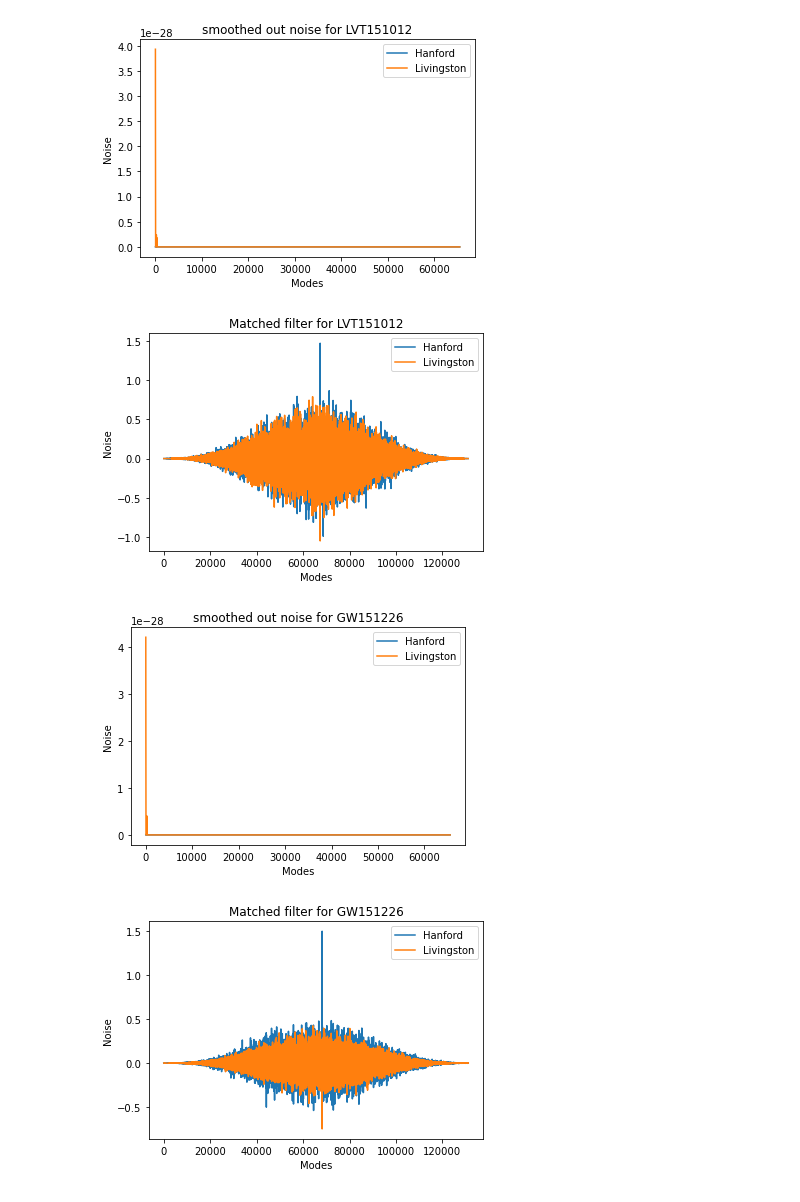
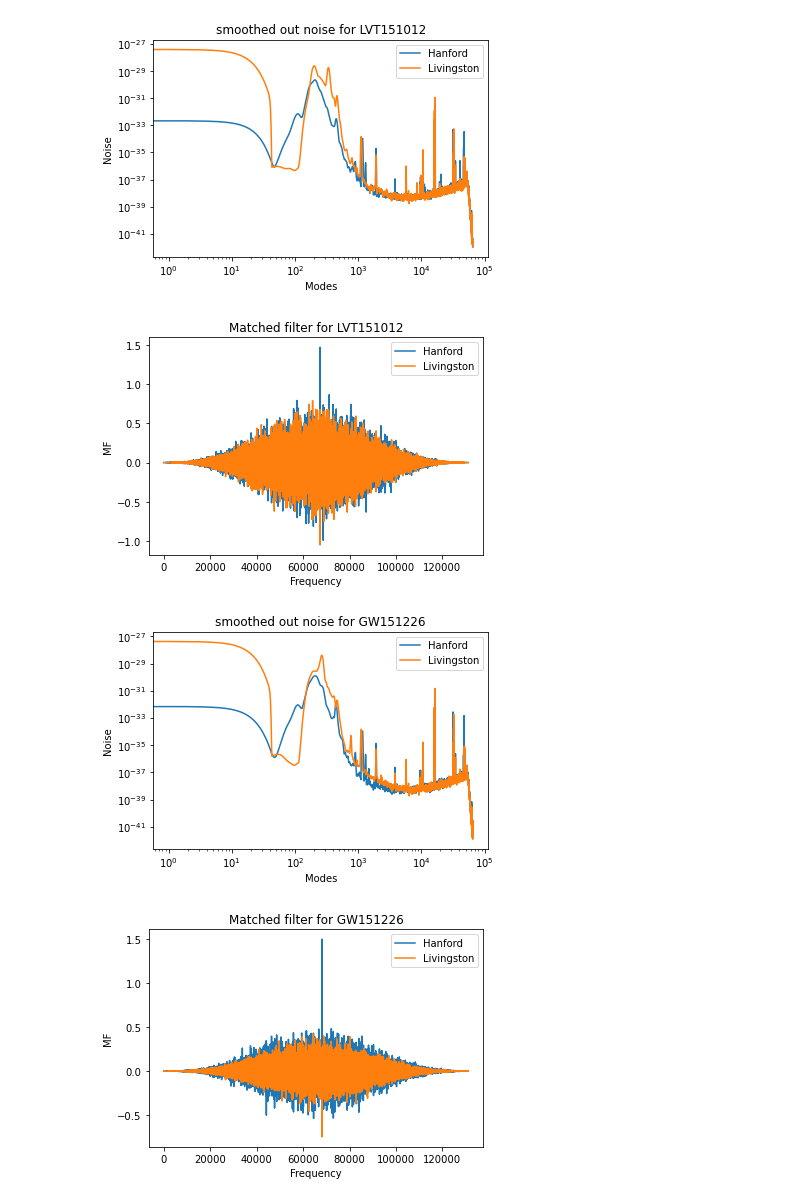
Before and after one commit to n-desjardins/phys512-2022, a Jupyter notebook: PSET6/Q5.ipynb, the cells around one changed output. Saved outputs shown, nothing was run; the diff lists cells and outputs as text; code cells hidden in the pictures.

Commit message:
fix printing issue Q5

```diff
--- a/PSET6/Q5.ipynb
+++ b/PSET6/Q5.ipynb
@@ -118,12 +118,12 @@ for event_name in events:
     tp,tx = read_template("%s/%s" %(root, events[event_name]['fn_template']))
 
     mf_h, noise_h, templateFT_white_h = MF(strain_h,tp,dt_h)
-    mf_l, noise_l, templateFT_white_h = MF(strain_l,tp,dt_l)
+    mf_l, noise_l, templateFT_white_l = MF(strain_l,tp,dt_l)
 
 
     plt.figure()
-    plt.plot(noise_h, label = "Hanford")
-    plt.plot(noise_l, label="Livingston")
+    plt.loglog(noise_h, label = "Hanford")
+    plt.loglog(noise_l, label="Livingston")
     plt.title("smoothed out noise for %s" %event_name)
     plt.xlabel("Modes")
     plt.ylabel("Noise")
@@ -134,8 +134,21 @@ for event_name in events:
     plt.plot(mf_h, label = "Hanford")
     plt.plot(mf_l, label="Livingston")
     plt.title("Matched filter for %s" %event_name)
-    plt.xlabel("Modes")
-    plt.ylabel("Noise")
+    plt.xlabel("Frequency")
+    plt.ylabel("MF")
     plt.legend()
     plt.show
+
+    Analytic_SNR_L, MF_SNR_L = SNR(mf_l,templateFT_white_l)
+    Analytic_SNR_H, MF_SNR_H = SNR(mf_h,templateFT_white_h)
+    Analytic_combinaition_SNR = combiningSNRS(Analytic_SNR_L,Analytic_SNR_H)
+    data_SNR_combinaition = combiningSNRS(MF_SNR_H, MF_SNR_L)
+
+    print("------------------------- %s -----------------------------------" %event_name)
+    print("Analytic SNR for Livingston:", Analytic_SNR_L)
+    print("Analytic SNR for Hanford:", Analytic_SNR_H)
+    print("Data estimate SNR for Livingston:", MF_SNR_L)
+    print("Data estimate SNR for Hanford:", MF_SNR_H)
+    print("Analytic SNR_L+SNR_H:", Analytic_combinaition_SNR)
+    print("Data estimate SNR_L+SNR_H:", data_SNR_combinaition)
 # %% [output]
@@ -144,4 +174,4 @@ for event_name in events:
-[figure, old version]
+[figure, new version]
-[figure, old version]
+[figure, new version]
-[figure, old version]
+[figure, new version]
-[figure, old version]
+[figure, new version]
```
Also changed, not shown: parts of 1 cell of this notebook.
